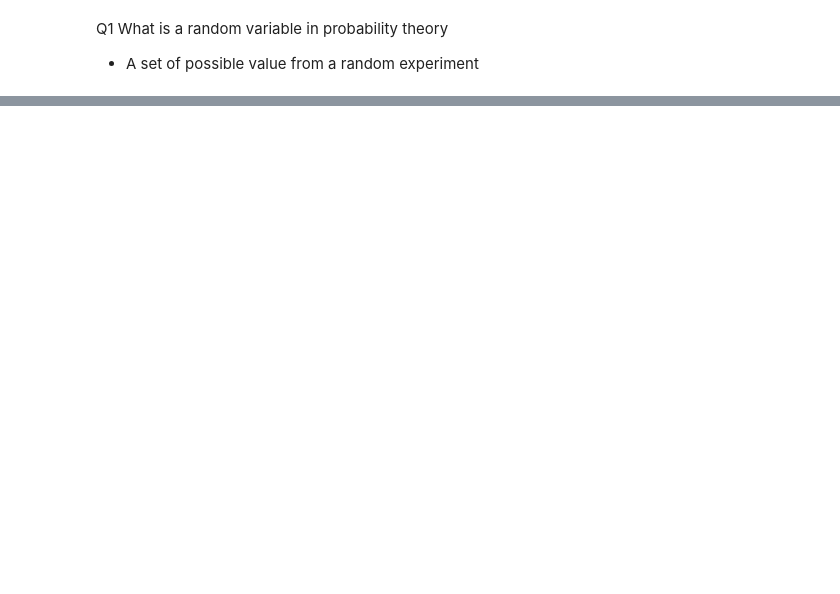
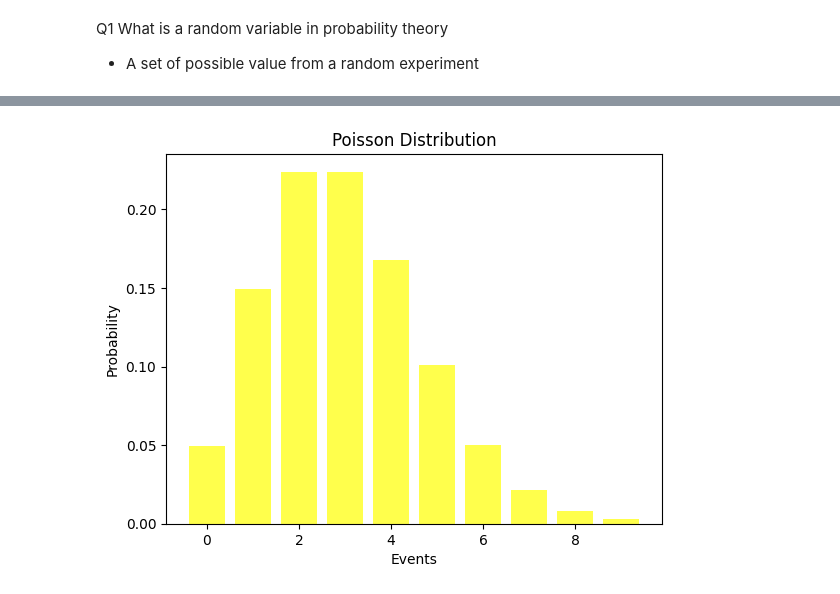
Before and after one commit to karan0991/assignments-, a Jupyter notebook: Statistics_Advance_1.ipynb, the cells around one changed output, grey strips where cells are left out. Saved outputs shown, nothing was run; the diff lists cells and outputs as text; code cells hidden in the pictures; blank space fills up the shorter version.

```diff
--- a/Statistics_Advance_1.ipynb
+++ b/Statistics_Advance_1.ipynb
@@ -57,4 +128,17 @@ Q23 How does a probability distribution relate to the expected outcome of a rand
 # %%
 # Q5 Create a Poisson distribution and visualize it using Python
+from scipy.stats import poisson
+
+mu = 3  # Mean number of events
+x = np.arange(0, 10)
+pmf = poisson.pmf(x, mu)
+
+plt.bar(x, pmf, color='yellow', alpha=0.7)
+plt.xlabel('Events')
+plt.ylabel('Probability')
+plt.title('Poisson Distribution')
+plt.show()
+# %% [output]
+[figure, added]
 # %%
 # Q6 Write a Python program to calculate and plot the cumulative distribution function (CDF) of a discrete uniform distribution
```
Also changed, not shown: parts of 49 cells of this notebook.
